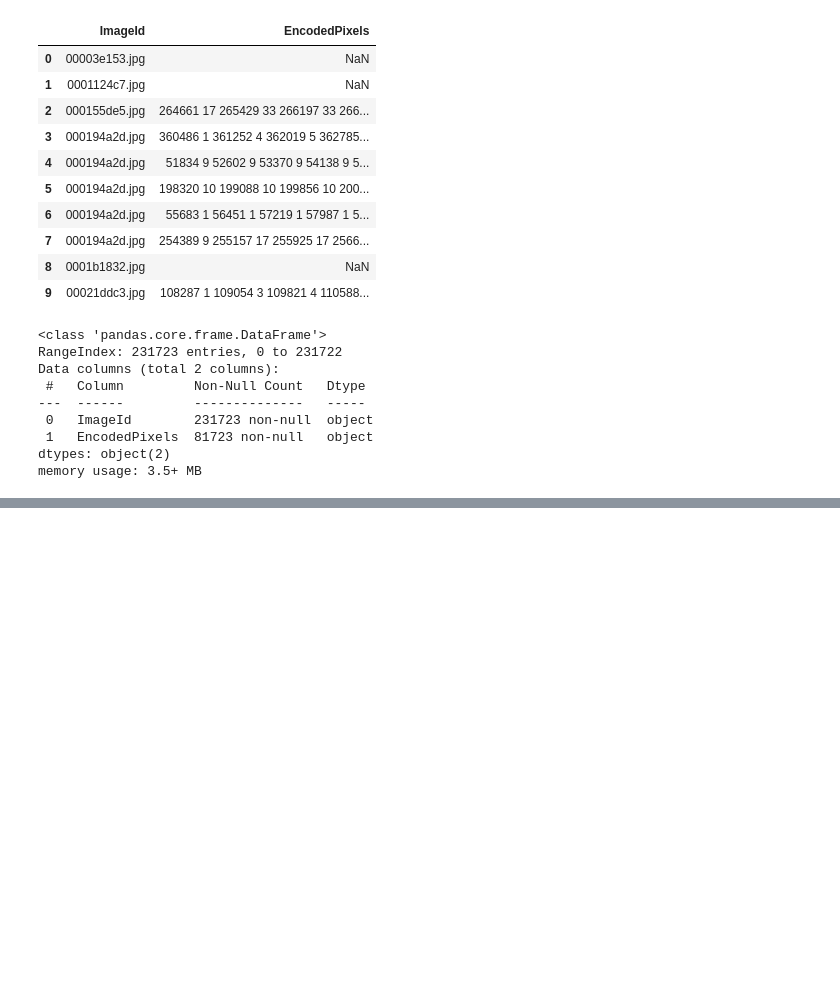
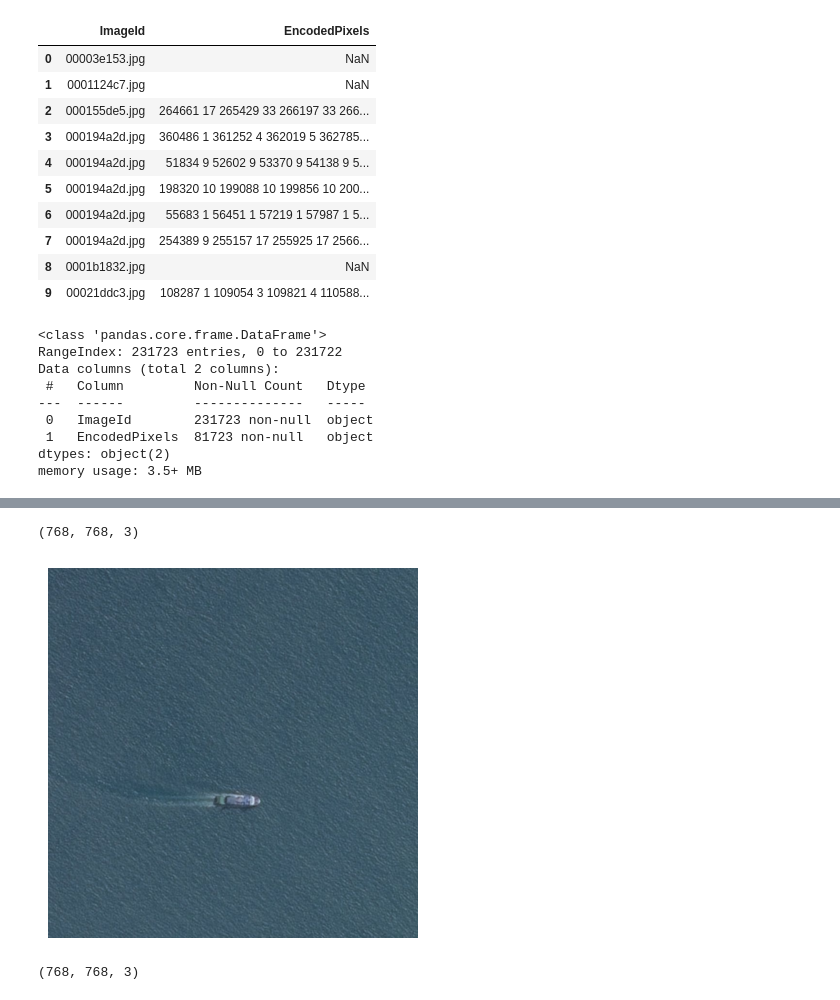
Before and after one commit to da4nik08/Segmentation, a Jupyter notebook: Preprocessing.ipynb, the cells around one changed output, grey strips where cells are left out. Drawn from its saved outputs; the diff is of its cells as text; code cells hidden in the pictures; blank space fills up the shorter version.

```diff
--- a/Preprocessing.ipynb
+++ b/Preprocessing.ipynb
@@ -52,0 +132,2 @@ train_ship_data.iloc[2]["EncodedPixels"]
+# %%
+image = cv2.imread(config['dataset']['train_img_path'] + "/" + train_ship_data.iloc[2]["ImageId"])
@@ -52,0 +154,15 @@ train_ship_data.iloc[2]["EncodedPixels"]
+# %%
+image.shape
+# %% [output]
+(768, 768, 3)
+# %%
+image_rgb = cv2.cvtColor(image, cv2.COLOR_BGR2RGB)
+plt.imshow(image_rgb)
+plt.axis('off')  # Turn off axis
+plt.show()
+# %% [output]
+[figure, added]
+# %%
+image_rgb.shape
+# %% [output]
+(768, 768, 3)
```
Also changed, not shown: parts of 14 cells of this notebook, 1 other file.
